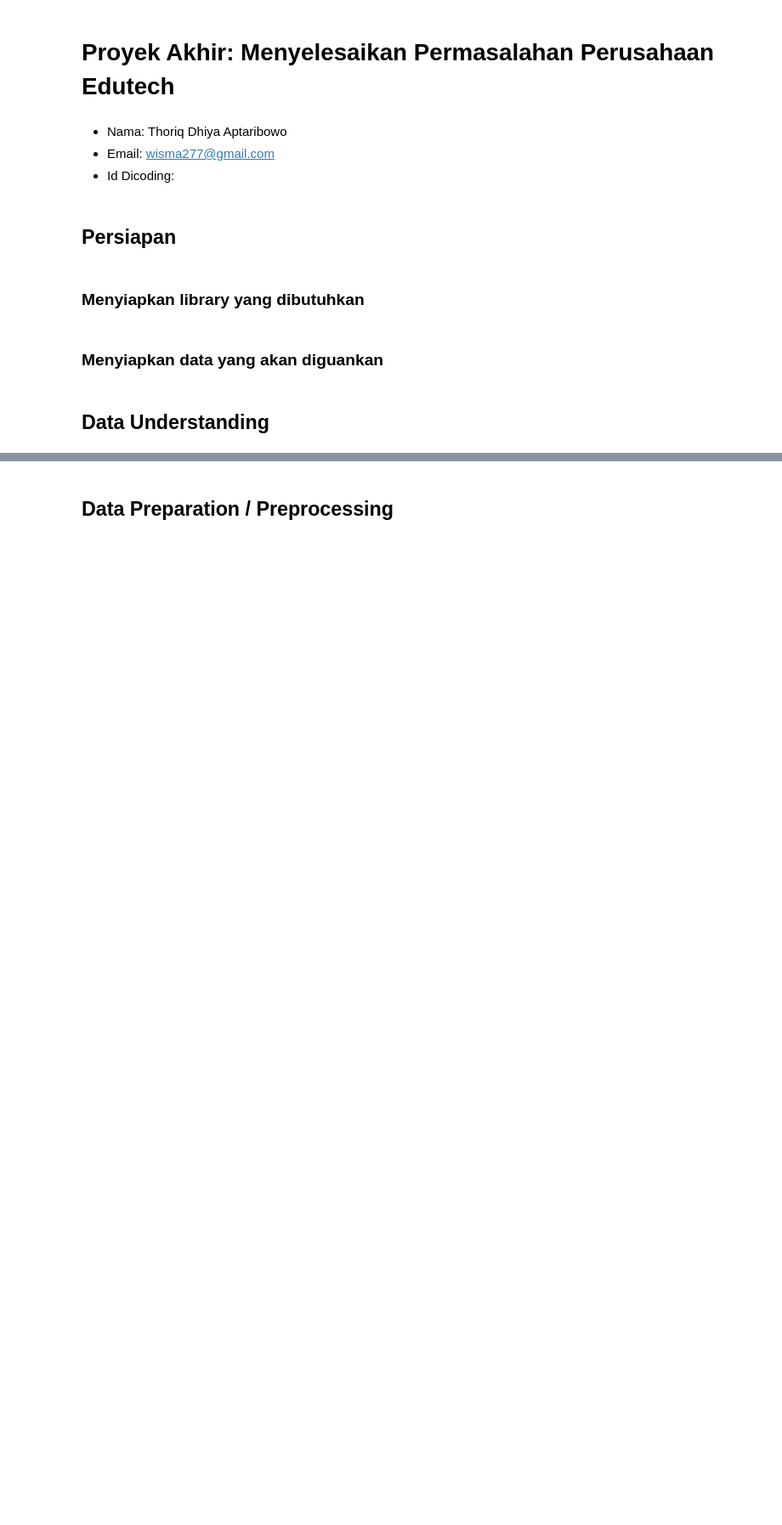
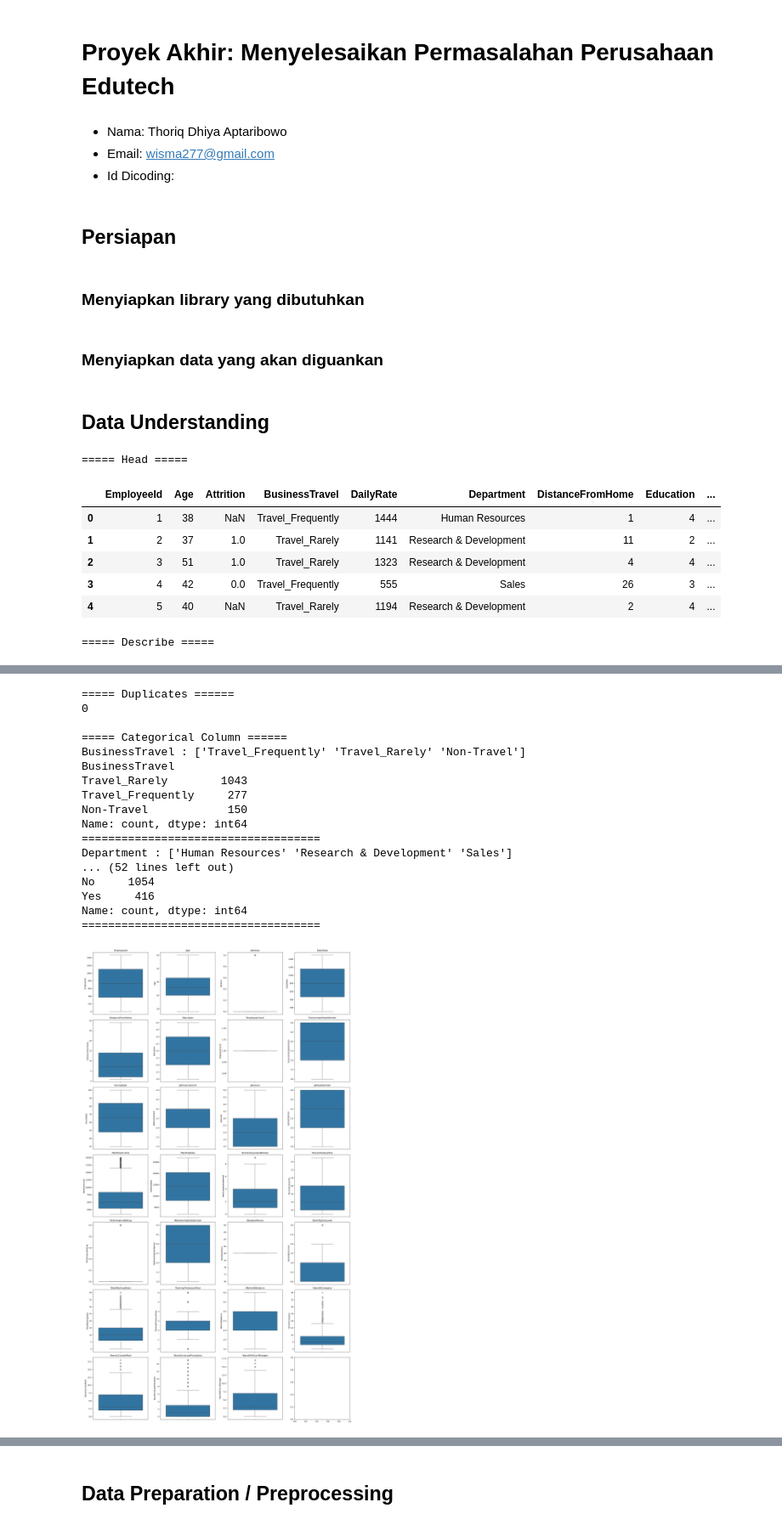
Before and after one commit to thoriqdhiyaaptaribowo/Fundamental-Data-Analysis-Dicoding, a Jupyter notebook: HR/notebook.ipynb, the cells around one changed output, grey strips where cells are left out. Shown at 85% size. Saved outputs shown, nothing was run; the diff lists cells and outputs as text; code cells hidden in the pictures; blank space fills up the shorter version.

```diff
--- a/HR/notebook.ipynb
+++ b/HR/notebook.ipynb
@@ -17,3 +25,57 @@ import seaborn as sns
 ### Menyiapkan data yang akan diguankan
 # %% [markdown]
 ## Data Understanding
+# %%
+# Load and checking the data
+
+df = pd.read_csv("employee_data.csv")
+
+def data_exploration (df):
+    print("===== Head =====")
+    display(df.head())
+    print()
+    print("===== Describe =====")
+    display(df.describe(include='all'))
+    print()
+    print("===== Info =====")
+    print(df.info())
+    print()
+    print("===== Isnull =====")
+    display(df.isnull().sum())
+    print()
+    print("===== Duplicates ======")
+    print(df.duplicated().sum())
+    print()
+    print("===== Categorical Column ======")
+    object_col = []
+    for column in df.columns:
+        if df[column].dtype == object and len(df[column].unique()) <= 30:
+            object_col.append(column)
+            print(f"{column} : {df[column].unique()}")
+            print(df[column].value_counts())
+            print("====================================")
+
+def create_boxplot(df):
+        num_var =df.select_dtypes(include=['int64', 'float64']).columns
+        n_cols = 4
+        n_rows = int(np.ceil(len(num_var) / n_cols))
+        fig, axes = plt.subplots(n_rows, n_cols, figsize=(20, 5 * n_rows))
+        axes = axes.flatten()
+        for i, var in enumerate(num_var):
+            sns.boxplot(y=df[var], ax=axes[i])
+            axes[i].set_title(var)
+        plt.tight_layout()
+        plt.show()
+
+
+data_exploration(df)
+create_boxplot(df)
+# %% [output]
+===== Head =====
+|  | EmployeeId | Age | Attrition | BusinessTravel | DailyRate | Department | DistanceFromHome | Education | ... |
+| 0 | 1 | 38 | NaN | Travel_Frequently | 1444 | Human Resources | 1 | 4 | ... |
+| 1 | 2 | 37 | 1.0 | Travel_Rarely | 1141 | Research & Development | 11 | 2 | ... |
+| 2 | 3 | 51 | 1.0 | Travel_Rarely | 1323 | Research & Development | 4 | 4 | ... |
+| 3 | 4 | 42 | 0.0 | Travel_Frequently | 555 | Sales | 26 | 3 | ... |
+| 4 | 5 | 40 | NaN | Travel_Rarely | 1194 | Research & Development | 2 | 4 | ... |
+===== Describe =====
@@ -19,0 +128,18 @@ import seaborn as sns
+===== Duplicates ======
+0
+
+===== Categorical Column ======
+BusinessTravel : ['Travel_Frequently' 'Travel_Rarely' 'Non-Travel']
+BusinessTravel
+Travel_Rarely        1043
+Travel_Frequently     277
+Non-Travel            150
+Name: count, dtype: int64
+====================================
+Department : ['Human Resources' 'Research & Development' 'Sales']
+... (52 lines left out)
+No     1054
+Yes     416
+Name: count, dtype: int64
+====================================
+[figure, added]
```
Also changed, not shown: parts of 20 cells of this notebook, 4 other files.
